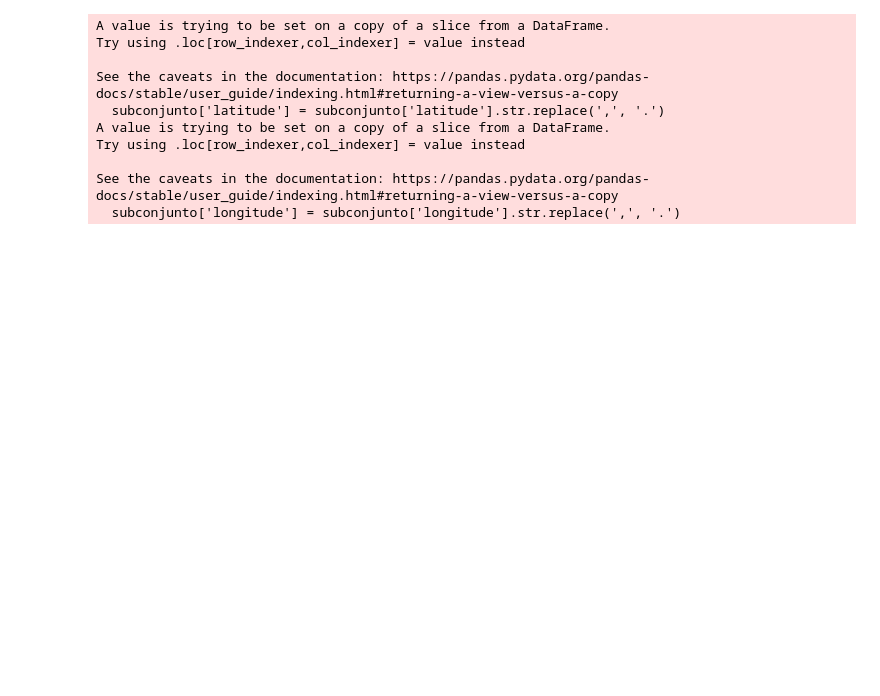
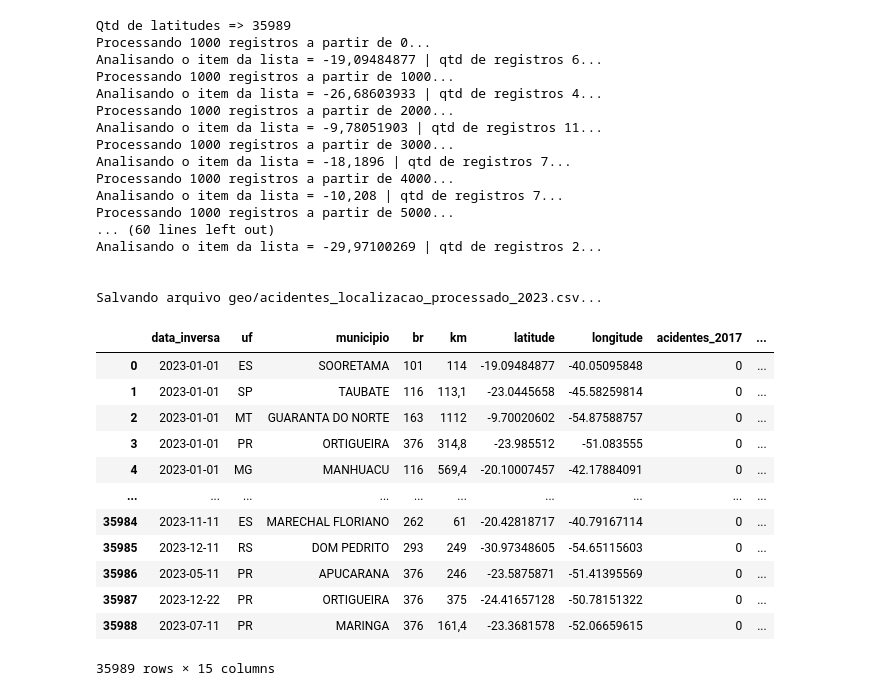
Before and after one commit to Bergolito/tcc-painel-jupyter-notebook, a Jupyter notebook: tcc-painel-geolocalizacao.ipynb, the cells around one changed output. Cells and saved outputs as stored; diff of their text form; code cells hidden in the pictures; blank space fills up the shorter version.

```diff
--- a/tcc-painel-geolocalizacao.ipynb
+++ b/tcc-painel-geolocalizacao.ipynb
@@ -135,19 +317,34 @@ subconjunto
 # %%
-subconjunto = df_acidentes_geo_2024.query("br == 101 and km == '733'")
-subconjunto['latitude'] = subconjunto['latitude'].str.replace(',', '.')
-subconjunto['longitude'] = subconjunto['longitude'].str.replace(',', '.')
-
-#grouped_df = df.groupby('Category')['Value'].sum()
-#print(grouped_df)
-subconjunto.to_csv('geo/acidentes_localizacao_2024_br_101_km_733.csv',sep=';')
+df_coords_2023 = processa_coordenadas_ano('2023', df_acidentes_geo_2023)
+df_coords_2023
 # %% [output]
-A value is trying to be set on a copy of a slice from a DataFrame.
-Try using .loc[row_indexer,col_indexer] = value instead
+Qtd de latitudes => 35989
+Processando 1000 registros a partir de 0...
+Analisando o item da lista = -19,09484877 | qtd de registros 6...
+Processando 1000 registros a partir de 1000...
+Analisando o item da lista = -26,68603933 | qtd de registros 4...
+Processando 1000 registros a partir de 2000...
+Analisando o item da lista = -9,78051903 | qtd de registros 11...
+Processando 1000 registros a partir de 3000...
+Analisando o item da lista = -18,1896 | qtd de registros 7...
+Processando 1000 registros a partir de 4000...
+Analisando o item da lista = -10,208 | qtd de registros 7...
+Processando 1000 registros a partir de 5000...
+... (60 lines left out)
+Analisando o item da lista = -29,97100269 | qtd de registros 2...
 
-See the caveats in the documentation: https://pandas.pydata.org/pandas-docs/stable/user_guide/indexing.html#returning-a-view-versus-a-copy
-  subconjunto['latitude'] = subconjunto['latitude'].str.replace(',', '.')
-A value is trying to be set on a copy of a slice from a DataFrame.
-Try using .loc[row_indexer,col_indexer] = value instead
 
-See the caveats in the documentation: https://pandas.pydata.org/pandas-docs/stable/user_guide/indexing.html#returning-a-view-versus-a-copy
-  subconjunto['longitude'] = subconjunto['longitude'].str.replace(',', '.')
+Salvando arquivo geo/acidentes_localizacao_processado_2023.csv...
+|  | data_inversa | uf | municipio | br | km | latitude | longitude | acidentes_2017 | ... |
+| 0 | 2023-01-01 | ES | SOORETAMA | 101 | 114 | -19.09484877 | -40.05095848 | 0 | ... |
+| 1 | 2023-01-01 | SP | TAUBATE | 116 | 113,1 | -23.0445658 | -45.58259814 | 0 | ... |
+| 2 | 2023-01-01 | MT | GUARANTA DO NORTE | 163 | 1112 | -9.70020602 | -54.87588757 | 0 | ... |
+| 3 | 2023-01-01 | PR | ORTIGUEIRA | 376 | 314,8 | -23.985512 | -51.083555 | 0 | ... |
+| 4 | 2023-01-01 | MG | MANHUACU | 116 | 569,4 | -20.10007457 | -42.17884091 | 0 | ... |
+| ... | ... | ... | ... | ... | ... | ... | ... | ... | ... |
+| 35984 | 2023-11-11 | ES | MARECHAL FLORIANO | 262 | 61 | -20.42818717 | -40.79167114 | 0 | ... |
+| 35985 | 2023-12-11 | RS | DOM PEDRITO | 293 | 249 | -30.97348605 | -54.65115603 | 0 | ... |
+| 35986 | 2023-05-11 | PR | APUCARANA | 376 | 246 | -23.5875871 | -51.41395569 | 0 | ... |
+| 35987 | 2023-12-22 | PR | ORTIGUEIRA | 376 | 375 | -24.41657128 | -50.78151322 | 0 | ... |
+| 35988 | 2023-07-11 | PR | MARINGA | 376 | 161,4 | -23.3681578 | -52.06659615 | 0 | ... |
+35989 rows × 15 columns
```
Also changed, not shown: parts of 19 cells of this notebook, 2 other files.
